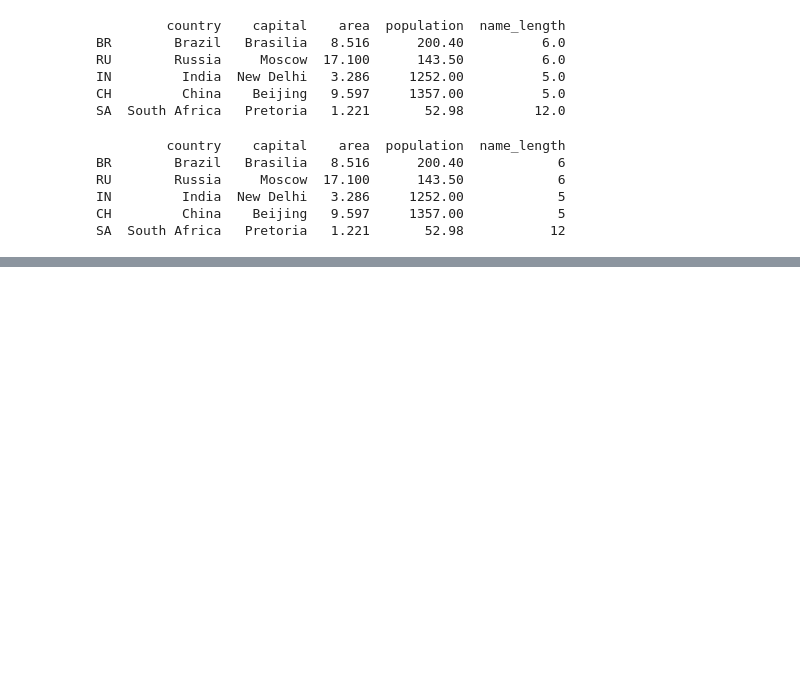
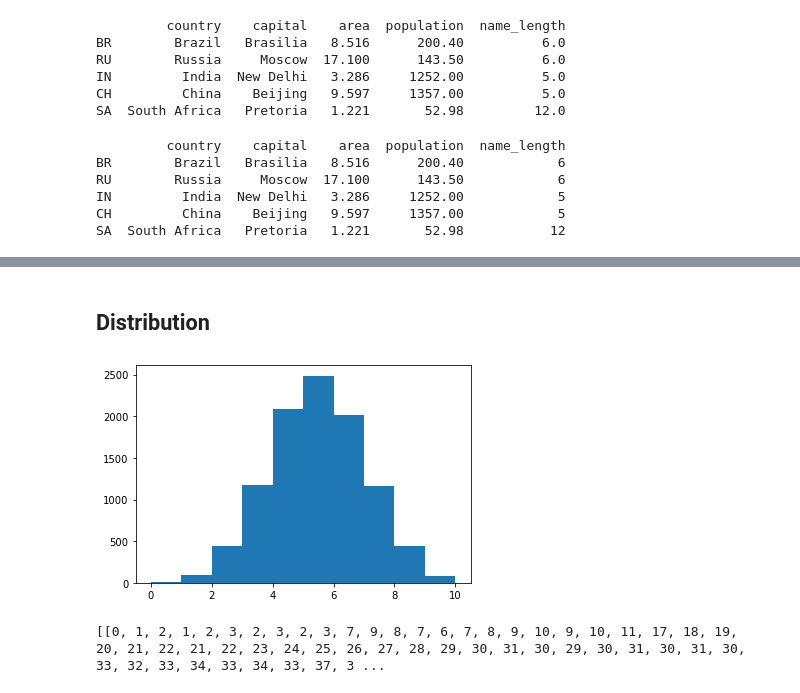
Before and after one commit to Abito21/DataScience-Python-DataCamp, a Jupyter notebook: Intermediate-2-Python.ipynb, the cells around one changed output, grey strips where cells are left out. Drawn from its saved outputs; the diff is of its cells as text; code cells hidden in the pictures; blank space fills up the shorter version.

```diff
--- a/Intermediate-2-Python.ipynb
+++ b/Intermediate-2-Python.ipynb
@@ -363,0 +559,48 @@ import pandas as pd
+# %% [markdown]
+## Distribution
+# %%
+# 100 runs
+import numpy as np
+import matplotlib.pyplot as plt
+np.random.seed(123)
+final_tails = []
+for x in range(10000) : # <--
+    tails = [0]
+    for x in range(10) :
+        coin = np.random.randint(0, 2)
+        tails.append(tails[x] + coin)
+    final_tails.append(tails[-1])
+plt.hist(final_tails, bins=10)
+plt.show()
+# %% [output]
+[figure, added]
+# %%
+# NumPy is imported; seed is set
+
+# Initialize all_walks (don't change this line)
+all_walks = []
+
+# Simulate random walk 10 times
+for i in range(10) :
+
+    # Code from before
+    random_walk = [0]
+    for x in range(100) :
+        step = random_walk[-1]
+        dice = np.random.randint(1,7)
+
+        if dice <= 2:
+            step = max(0, step - 1)
+        elif dice <= 5:
+            step = step + 1
+        else:
+            step = step + np.random.randint(1,7)
+        random_walk.append(step)
+
+    # Append random_walk to all_walks
+    all_walks.append(random_walk)
+
+# Print all_walks
+print(all_walks)
+# %% [output]
+[[0, 1, 2, 1, 2, 3, 2, 3, 2, 3, 7, 9, 8, 7, 6, 7, 8, 9, 10, 9, 10, 11, 17, 18, 19, 20, 21, 22, 21, 22, 23, 24, 25, 26, 27, 28, 29, 30, 31, 30, 29, 30, 31, 30, 31, 30, 33, 32, 33, 34, 33, 34, 33, 37, 3 ...
```
Also changed, not shown: parts of 19 cells of this notebook.
